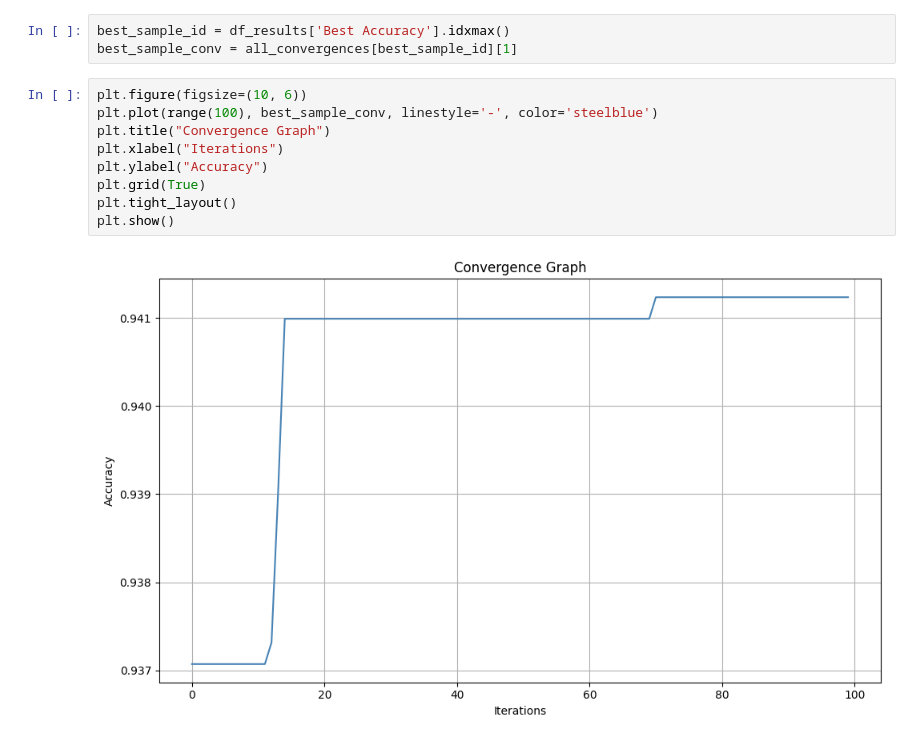
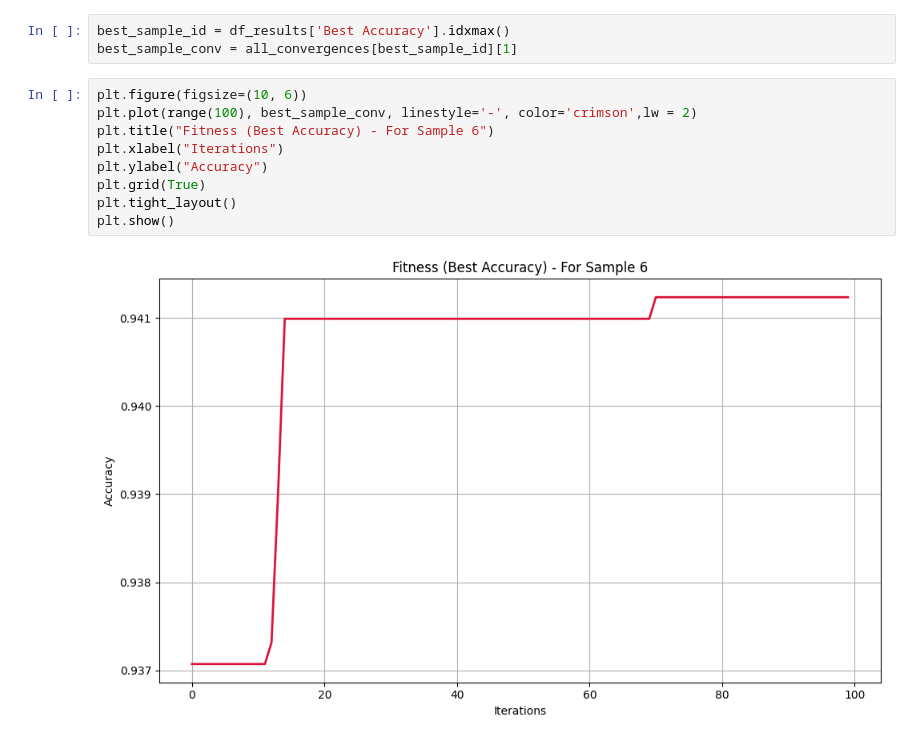
Before and after one commit to krishnanshh/Parameter-Optimization-for-SVM, a Jupyter notebook: Parameter Optimization for SVM.ipynb, the cells around one changed output. Cells and saved outputs as stored; diff of their text form.

```diff
--- a/Parameter Optimization for SVM.ipynb
+++ b/Parameter Optimization for SVM.ipynb
@@ -87,12 +107,12 @@ best_sample_id = df_results['Best Accuracy'].idxmax()
 best_sample_conv = all_convergences[best_sample_id][1]
 # %%
 plt.figure(figsize=(10, 6))
-plt.plot(range(100), best_sample_conv, linestyle='-', color='steelblue')
-plt.title("Convergence Graph")
+plt.plot(range(100), best_sample_conv, linestyle='-', color='crimson',lw = 2)
+plt.title("Fitness (Best Accuracy) - For Sample 6")
 plt.xlabel("Iterations")
 plt.ylabel("Accuracy")
 plt.grid(True)
 plt.tight_layout()
 plt.show()
 # %% [output]
-[figure, old version]
+[figure, new version]
```
Also changed, not shown: parts of 2 cells of this notebook, 1 other file.
